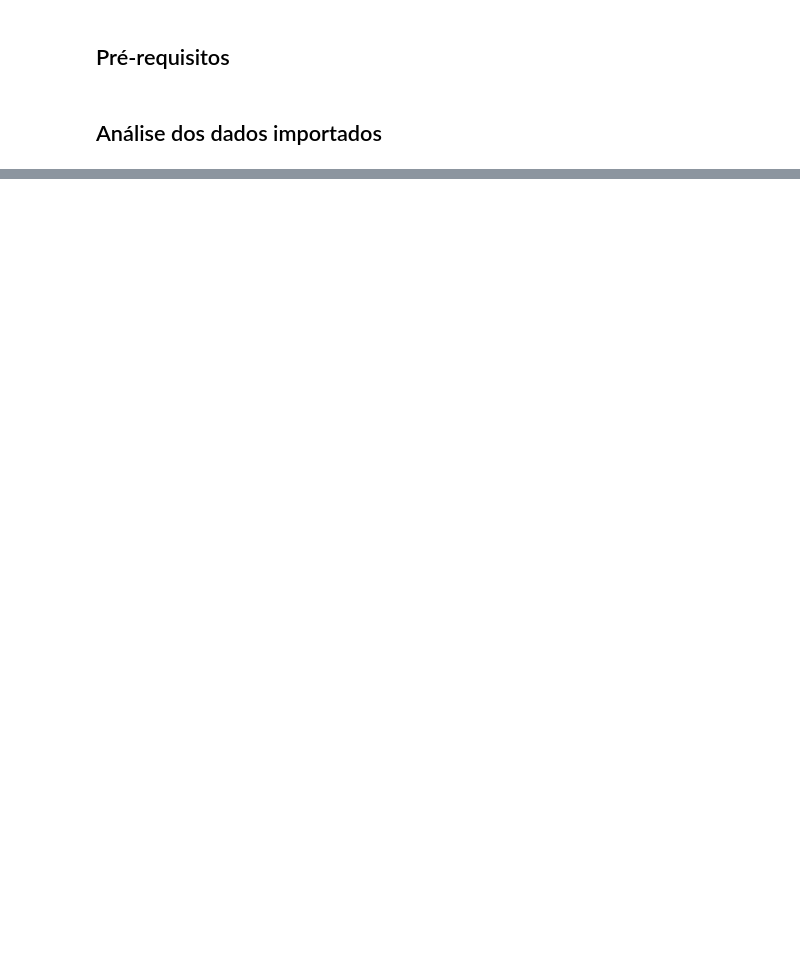
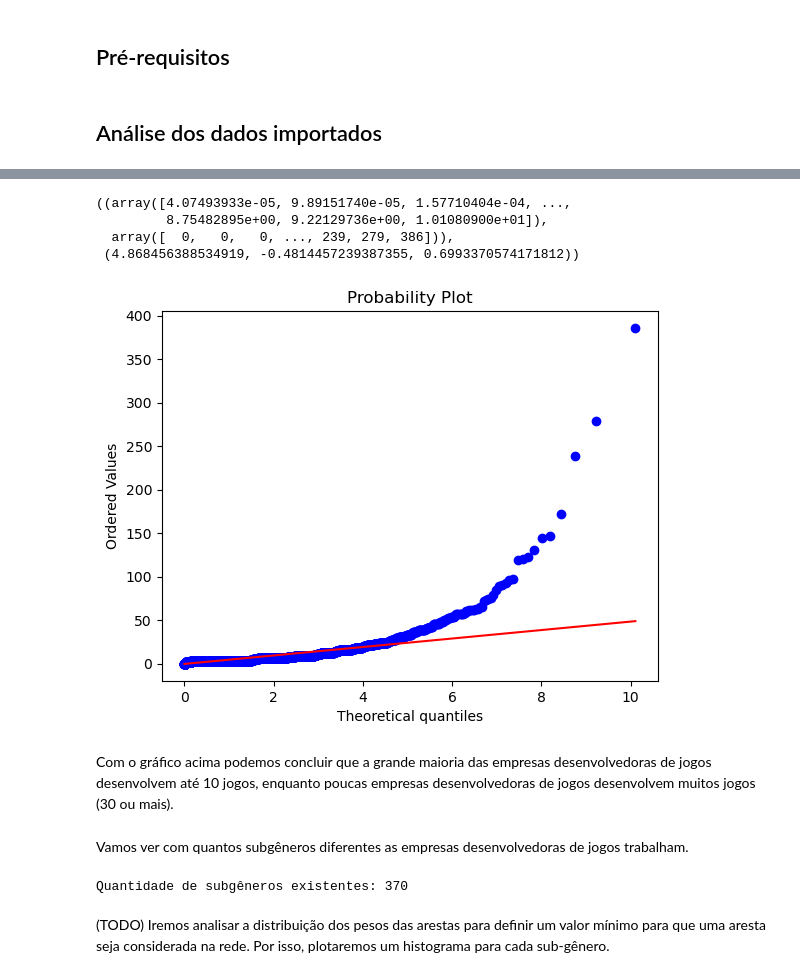
Before and after one commit to G3mha/courses-at-Insper, a Jupyter notebook: social_networks/aps03/aps03.ipynb, the cells around one changed output, grey strips where cells are left out. Saved outputs shown, nothing was run; the diff lists cells and outputs as text; code cells hidden in the pictures; blank space fills up the shorter version.

```diff
--- a/social_networks/aps03/aps03.ipynb
+++ b/social_networks/aps03/aps03.ipynb
@@ -45,0 +287,30 @@ with open(PATH) as file:
+# %%
+from scipy import stats
+lista_proxy_jogos = [x for x in lista_jogos if x < 1000]
+stats.probplot(lista_jogos, dist='expon', plot=plt)
+# %% [output]
+((array([4.07493933e-05, 9.89151740e-05, 1.57710404e-04, ...,
+         8.75482895e+00, 9.22129736e+00, 1.01080900e+01]),
+  array([  0,   0,   0, ..., 239, 279, 386])),
+ (4.868456388534919, -0.4814457239387355, 0.6993370574171812))
+[figure, added]
+# %% [markdown]
+Com o gráfico acima podemos concluir que a grande maioria das empresas desenvolvedoras de jogos desenvolvem até 10 jogos, enquanto poucas empresas desenvolvedoras de jogos desenvolvem muitos jogos (30 ou mais).
+# %% [markdown]
+Vamos ver com quantos subgêneros diferentes as empresas desenvolvedoras de jogos trabalham.
+# %%
+# criamos uma lista para armazenar o nome de cada sub-gênero.
+lista_sub_genres = []
+
+# preenchemos a lista com os sub-gêneros.
+for dev, sub_genres in inventory.items():
+    for sub_genre in sub_genres.keys():
+        if sub_genre not in lista_sub_genres:
+            lista_sub_genres.append(sub_genre)
+
+print(f'Quantidade de subgêneros existentes: {len(lista_sub_genres)}')
+# %% [output]
+Quantidade de subgêneros existentes: 370
+# %% [markdown]
+(TODO) Iremos analisar a distribuição dos pesos das arestas para definir um valor mínimo para que uma aresta seja considerada na rede.
+Por isso, plotaremos um histograma para cada sub-gênero.
```
Also changed, not shown: parts of 42 cells of this notebook, 13 other files.
